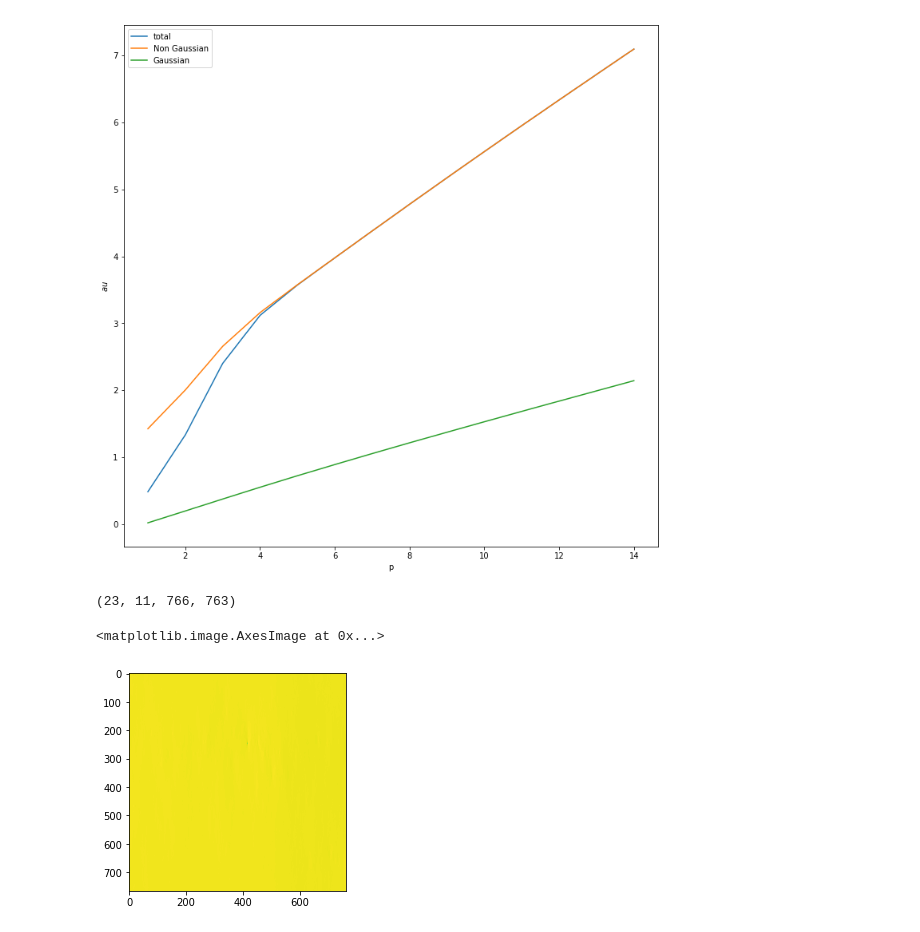
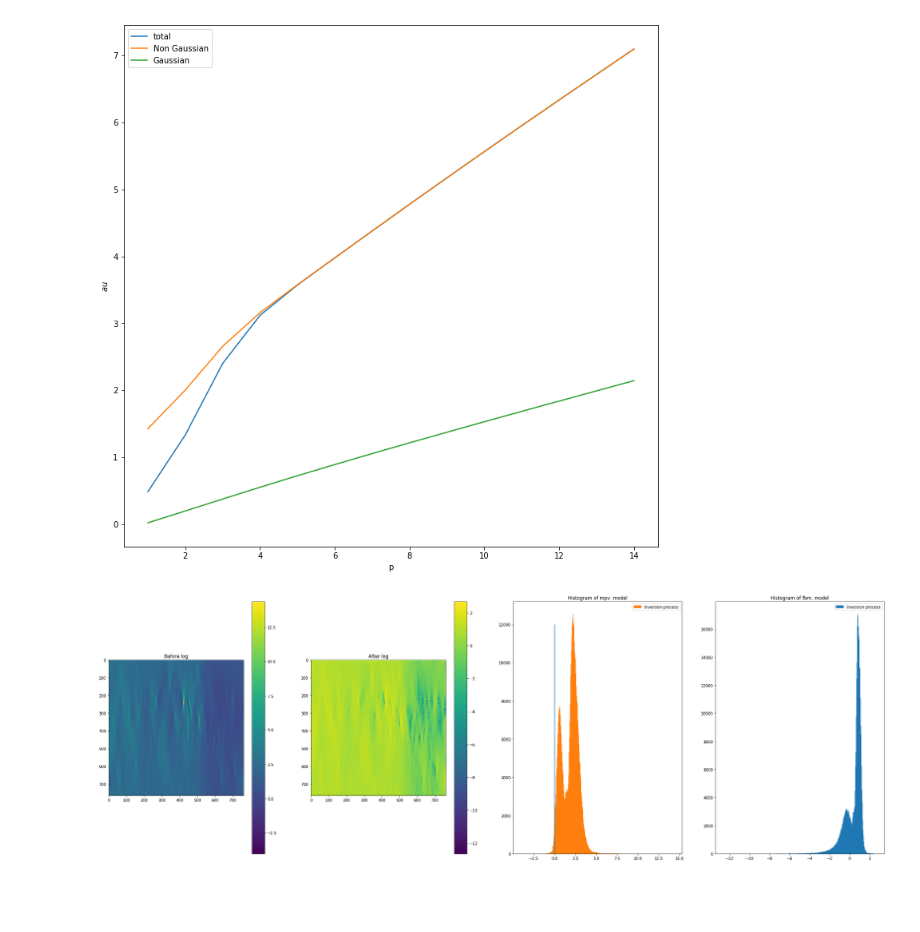
Before and after one commit to HalimElrefaee/IPAG-intership, a Jupyter notebook: Observations.ipynb, the cells around one changed output. Drawn from its saved outputs; the diff is of its cells as text; code cells hidden in the pictures; blank space fills up the shorter version.

Commit message:
inversion

```diff
--- a/Observations.ipynb
+++ b/Observations.ipynb
@@ -127,9 +116,6 @@ for i in range(1):
-# %%
-wtth.shape
-# %% [output]
-(23, 11, 766, 763)
-# %%
-imshow(fbth)
-# %% [output]
-<matplotlib.image.AxesImage at 0x...>
-[figure, removed]
+# %%
+#Seprating the scales and the angles.
+wt, S11a, wav_k, S1a, q = fan_trans(im, reso=1, zeromean=False, q=0 , qdyn=True, skewl=0.4, pownorm=False, angular=True)
+# %%
+N=wt.shape[1] #Number of angles
+M=wt.shape[0] #number of scales
@@ -135,0 +191,32 @@ imshow(fbth)
+# %%
+#Plotting the results of the inversion process
+for j in range(N):
+
+    hist_im_ang_inv = list(itertools.chain.from_iterable(im_ang_inv[j,:,:]))
+    hist_fbm_ang_inv = list(itertools.chain.from_iterable(fbm_ang_inv[j,:,:]))
+
+
+    figure(figsize=(36,12))
+    plt.subplot(1,4,1)
+    imshow(im_ang_inv[j,:,:])
+    #plt.plot(points[:,0], points[:,1], 'k.', ms=1)
+    colorbar()
+    plt.title('Before log')
+    plt.subplot(1,4,2)
+    imshow(fbm_ang_inv[j,:,:])
+    colorbar()
+    plt.title('After log')
+
+    plt.subplot(1,4,3)
+    #plt.hist(hist_mpv_ang,bins='auto', label='Original mpv.model')
+    plot(np.zeros(5),np.linspace(0,12000,5))
+    plt.hist(hist_im_ang_inv,bins='auto', label='Inversion process')
+    plt.legend()
+    plt.title('Histogram of mpv. model')
+    plt.subplot(1,4,4)
+    plt.hist(hist_fbm_ang_inv,bins='auto', label='Inversion process')
+    plt.legend()
+    plt.title('Histogram of fbm. model')
+    #plt.savefig('angle_inverse_linear.png')
+# %% [output]
+[figure, added]
```
Also changed, not shown: parts of 4 cells of this notebook.
